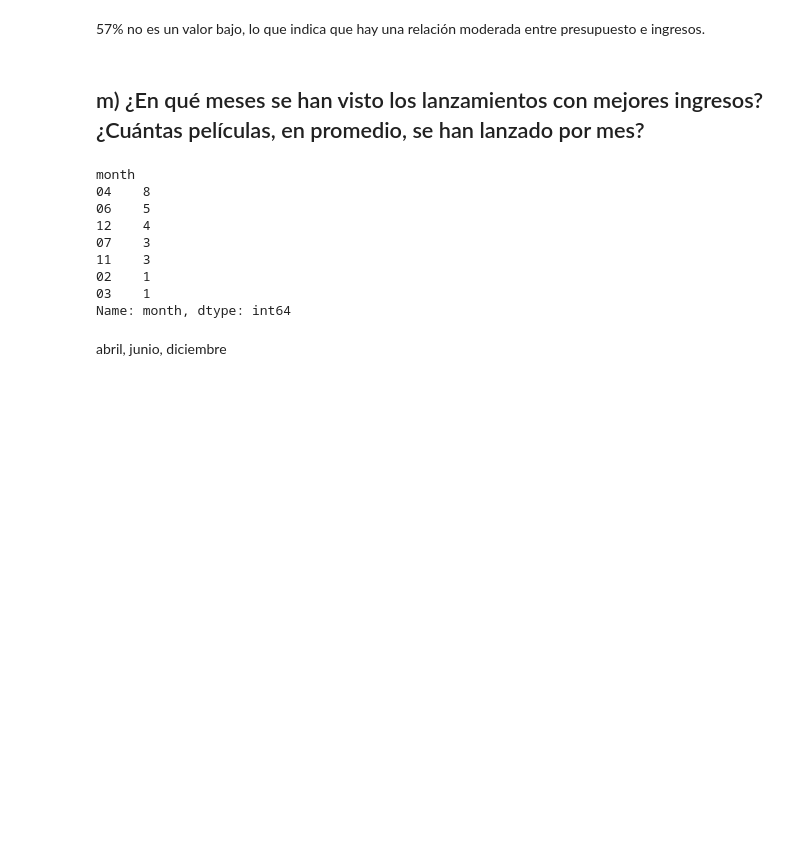
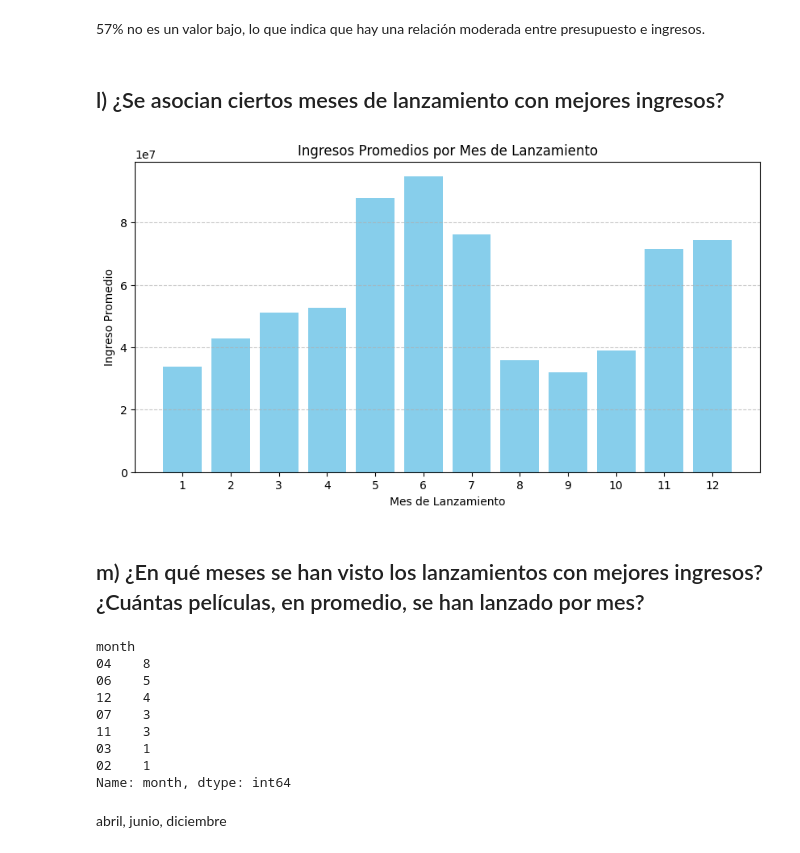
Before and after one commit to josuemj/CineVision-Studios, a Jupyter notebook: analisis_exploratorio.ipynb, the cells around one changed output. Drawn from its saved outputs; the diff is of its cells as text; code cells hidden in the pictures; blank space fills up the shorter version.

```diff
--- a/analisis_exploratorio.ipynb
+++ b/analisis_exploratorio.ipynb
@@ -459,6 +484,24 @@ revenue_budget = px.scatter(
 revenue_budget.show()
 # %% [markdown]
 57% no es un valor bajo, lo que indica que hay una relación moderada entre presupuesto e ingresos.
+# %% [markdown]
+## l) ¿Se asocian ciertos meses de lanzamiento con mejores ingresos?
+# %%
+movies_data['releaseDate'] = pd.to_datetime(movies_data['releaseDate'], errors='coerce')
+movies_data['releaseMonth'] = movies_data['releaseDate'].dt.month
+
+monthly_revenue = movies_data.groupby('releaseMonth')['revenue'].mean().reset_index()
+
+plt.figure(figsize=(10,5))
+plt.bar(monthly_revenue['releaseMonth'], monthly_revenue['revenue'], color='skyblue')
+plt.xlabel('Mes de Lanzamiento')
+plt.ylabel('Ingreso Promedio')
+plt.title('Ingresos Promedios por Mes de Lanzamiento')
+plt.xticks(range(1, 13))
+plt.grid(axis='y', linestyle='--', alpha=0.7)
+plt.show()
+# %% [output]
+[figure, added]
 # %% [markdown]
 ## m) ¿En qué meses se han visto los lanzamientos con mejores ingresos? ¿Cuántas películas, en promedio, se han lanzado por mes?
 # %%
@@ -484,8 +527,8 @@ month
 12    4
 07    3
 11    3
+03    1
 02    1
-03    1
 Name: month, dtype: int64
 # %% [markdown]
 abril, junio, diciembre
```
Also changed, not shown: parts of 2 cells of this notebook.
